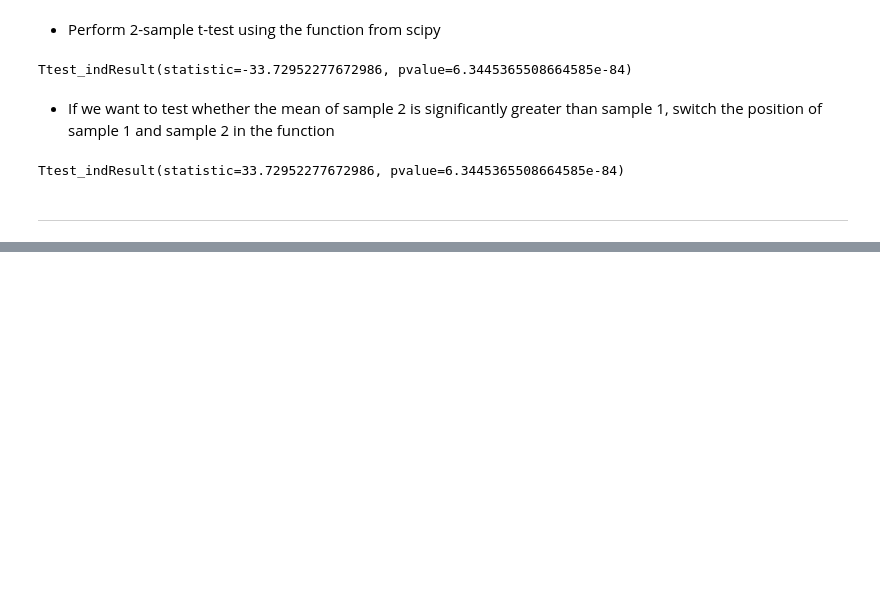
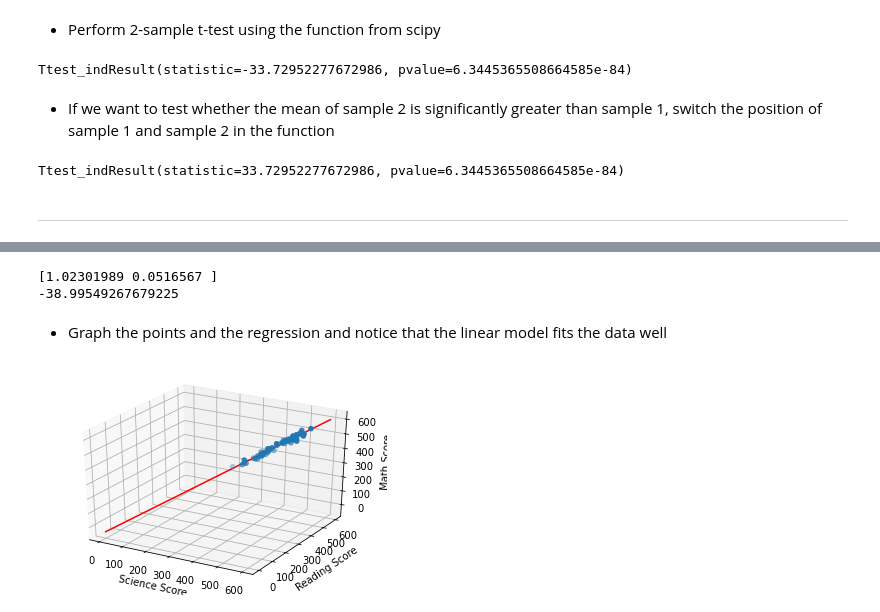
Before and after one commit to samyon7/Statistics-Python, a Jupyter notebook: Work_9/work_9-1.ipynb, the cells around one changed output, grey strips where cells are left out. Drawn from its saved outputs; the diff is of its cells as text; code cells hidden in the pictures; blank space fills up the shorter version.

```diff
--- a/Work_9/work_9-1.ipynb
+++ b/Work_9/work_9-1.ipynb
@@ -486,0 +558,4 @@ Ttest_indResult(statistic=33.72952277672986, pvalue=6.3445365508664585e-84)
+# %%
+import pandas as pd
+
+data = pd.read_csv('pisa_test_scores.csv')
@@ -486,0 +646,34 @@ Ttest_indResult(statistic=33.72952277672986, pvalue=6.3445365508664585e-84)
+# %%
+import sklearn.linear_model as lm
+
+y = data['Math']
+x = data[['Science','Reading']]
+
+model = lm.LinearRegression()
+model.fit(x,y)
+print(model.coef_)
+print(model.intercept_)
+# %% [output]
+[1.02301989 0.0516567 ]
+-38.99549267679225
+# %% [markdown]
+- Graph the points and the regression and notice that the linear model fits the data well
+# %%
+import matplotlib.pyplot as plt
+from mpl_toolkits import mplot3d
+import numpy as np
+
+threedee = plt.figure().gca(projection='3d')
+threedee.scatter(data['Science'], data['Reading'],data['Math'])
+threedee.set_xlabel('Science Score')
+threedee.set_ylabel('Reading Score')
+threedee.set_zlabel('Math Score')
+
+xline = np.linspace(0, 600, 600)
+yline = np.linspace(0, 600, 600)
+zline = xline*1.02301989 + yline*0.0516567-38.99549267679242
+
+threedee.plot3D(xline, yline, zline, 'red')
+plt.show()
+# %% [output]
+[figure, added]
```
Also changed, not shown: parts of 26 cells of this notebook.
